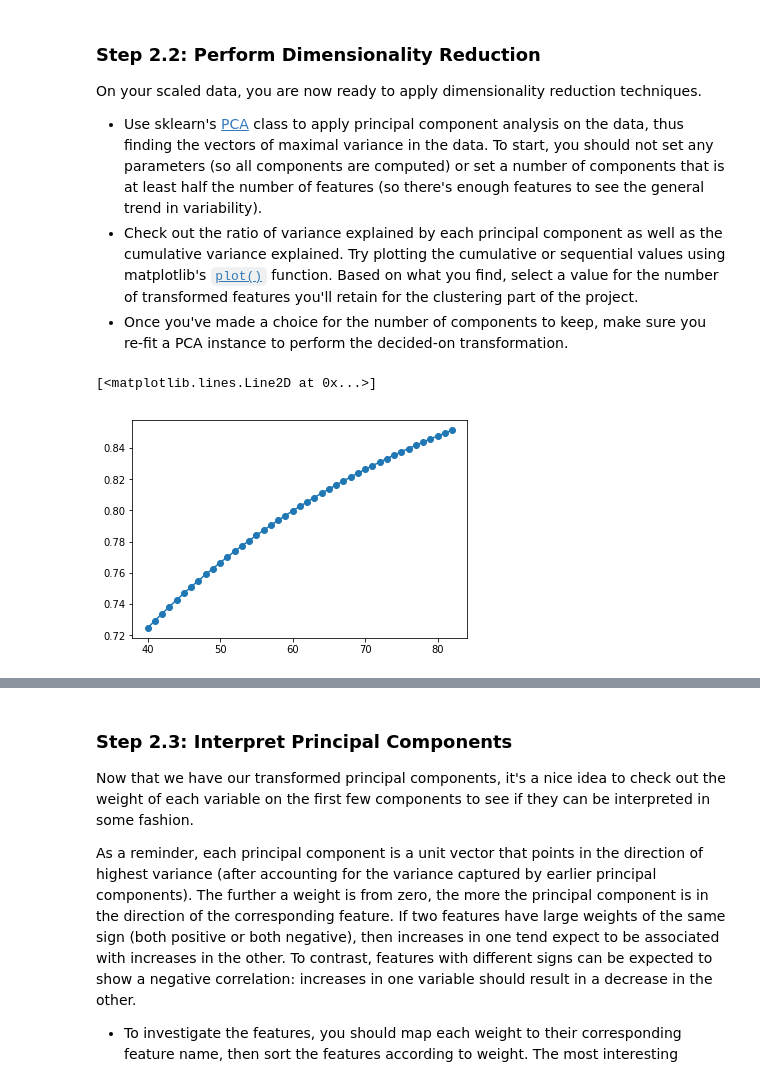
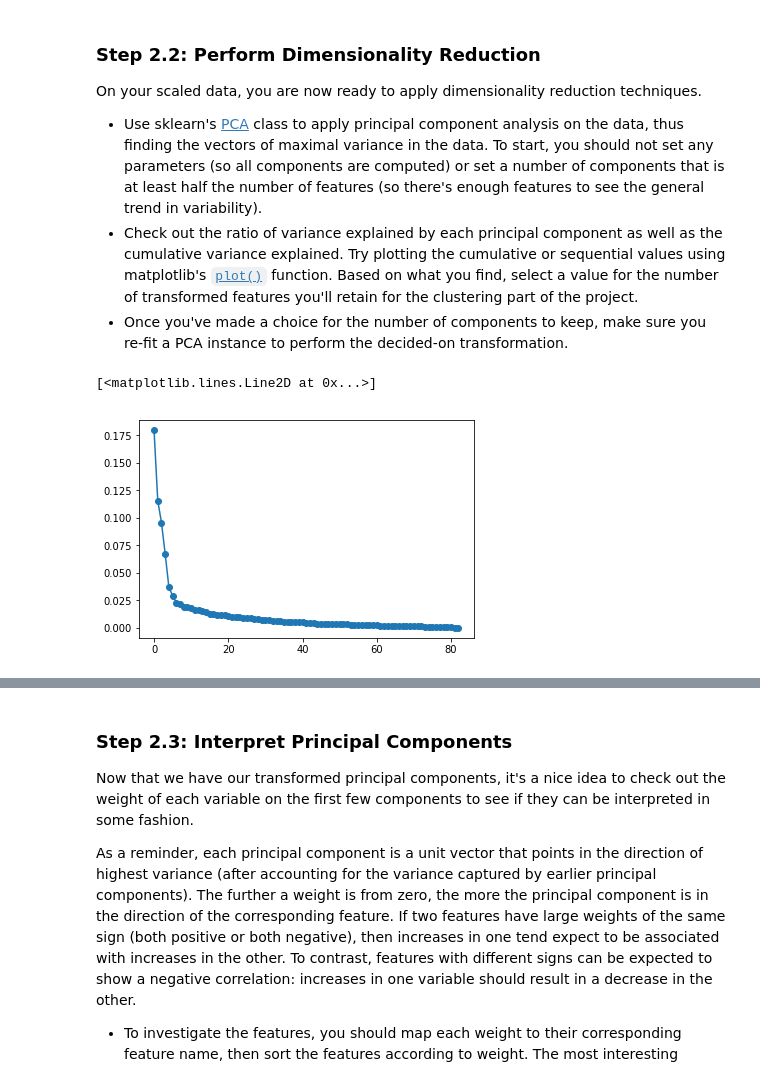
Before and after one commit to kylechenoO/Identify_Customer_Segments, a Jupyter notebook: Identify_Customer_Segments.ipynb, the cells around one changed output, grey strips where cells are left out. Saved outputs shown, nothing was run; the diff lists cells and outputs as text; code cells hidden in the pictures.

```diff
--- a/Identify_Customer_Segments.ipynb
+++ b/Identify_Customer_Segments.ipynb
@@ -596,18 +596,15 @@ On your scaled data, you are now ready to apply dimensionality reduction techniq
 - Use sklearn's [PCA](http://scikit-learn.org/stable/modules/generated/sklearn.decomposition.PCA.html) class to apply principal component analysis on the data, thus finding the vectors of maximal variance in the data. To start, you should not set any parameters (so all components are computed) or set a number of components that is at least half the number of features (so there's enough features to see the general trend in variability).
 - Check out the ratio of variance explained by each principal component as well as the cumulative variance explained. Try plotting the cumulative or sequential values using matplotlib's [`plot()`](https://matplotlib.org/api/_as_gen/matplotlib.pyplot.plot.html) function. Based on what you find, select a value for the number of transformed features you'll retain for the clustering part of the project.
 - Once you've made a choice for the number of components to keep, make sure you re-fit a PCA instance to perform the decided-on transformation.
-# %%
-x = []
-for i in range(40, 83):
-    pca = PCA(n_components = i)
-    pca.fit_transform(data)
-    x.append(np.mean(np.cumsum(pca.explained_variance_ratio_)))
-
-n = np.arange(40, 83)
-plt.plot(n, x, '-o')
-# %% [output]
-[<matplotlib.lines.Line2D at 0x...>]
-[figure, removed]
+# %%
+# plot pca
+pca = None
+pca = PCA(n_components = 83)
+pca_data = pca.fit_transform(data)
+plt.plot(pca.explained_variance_ratio_, '-o')
+# %% [output]
+[<matplotlib.lines.Line2D at 0x...>]
+[figure, added]
 # %%
 # Apply PCA to the data.
 pca = None
```
Also changed, not shown: parts of 6 cells of this notebook, 1 other file.
